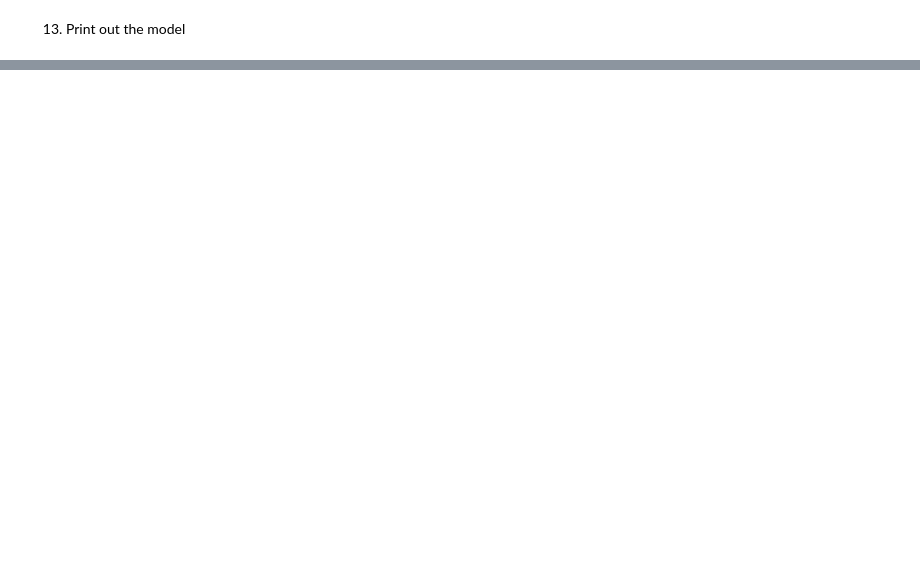
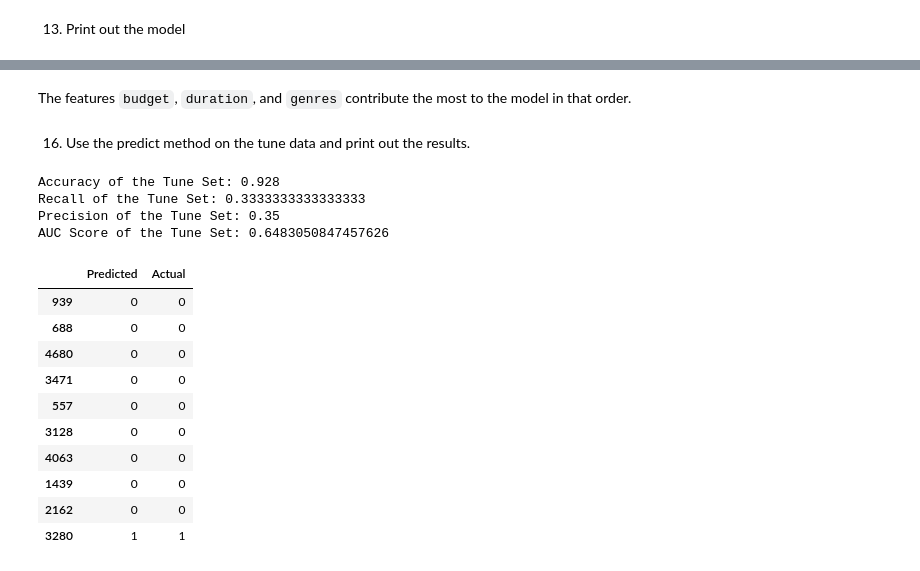
Before and after one commit to masonnicoletti/DS-3021, a Jupyter notebook: 08_DT_Class/dt_lab.ipynb, the cells around one changed output, grey strips where cells are left out. Saved outputs shown, nothing was run; the diff lists cells and outputs as text; code cells hidden in the pictures; blank space fills up the shorter version.

```diff
--- a/08_DT_Class/dt_lab.ipynb
+++ b/08_DT_Class/dt_lab.ipynb
@@ -413,0 +323,42 @@ def prepare_movie_data(movie_df):
+# %% [markdown]
+The features `budget`, `duration`, and `genres` contribute the most to the model in that order.
+# %% [markdown]
+16. Use the predict method on the tune data and print out the results.
+# %%
+# Predict on the tune set
+tune_pred = dt_model.predict(x_tune)
+
+# Calculate performance metrics of the tune set
+#accuracy = best_depth.score(x_tune, y_tune)
+tune_accuracy = accuracy_score(y_tune, tune_pred)
+tune_precision = precision_score(y_tune, tune_pred)
+tune_recall = recall_score(y_tune, tune_pred)
+tune_auc = roc_auc_score(y_tune, tune_pred)
+
+# Print performance metrics of the tune set
+print("Accuracy of the Tune Set:", tune_accuracy)
+print("Recall of the Tune Set:", tune_recall)
+print("Precision of the Tune Set:", tune_precision)
+print("AUC Score of the Tune Set:", tune_auc)
+
+# Print out the predicted results
+pred_df = pd.DataFrame({"Predicted": tune_pred,
+                        "Actual": y_tune})
+
+pred_df.head(10)
+# %% [output]
+Accuracy of the Tune Set: 0.928
+Recall of the Tune Set: 0.3333333333333333
+Precision of the Tune Set: 0.35
+AUC Score of the Tune Set: 0.6483050847457626
+|  | Predicted | Actual |
+| 939 | 0 | 0 |
+| 688 | 0 | 0 |
+| 4680 | 0 | 0 |
+| 3471 | 0 | 0 |
+| 557 | 0 | 0 |
+| 3128 | 0 | 0 |
+| 4063 | 0 | 0 |
+| 1439 | 0 | 0 |
+| 2162 | 0 | 0 |
+| 3280 | 1 | 1 |
```
Also changed, not shown: parts of 19 cells of this notebook.
